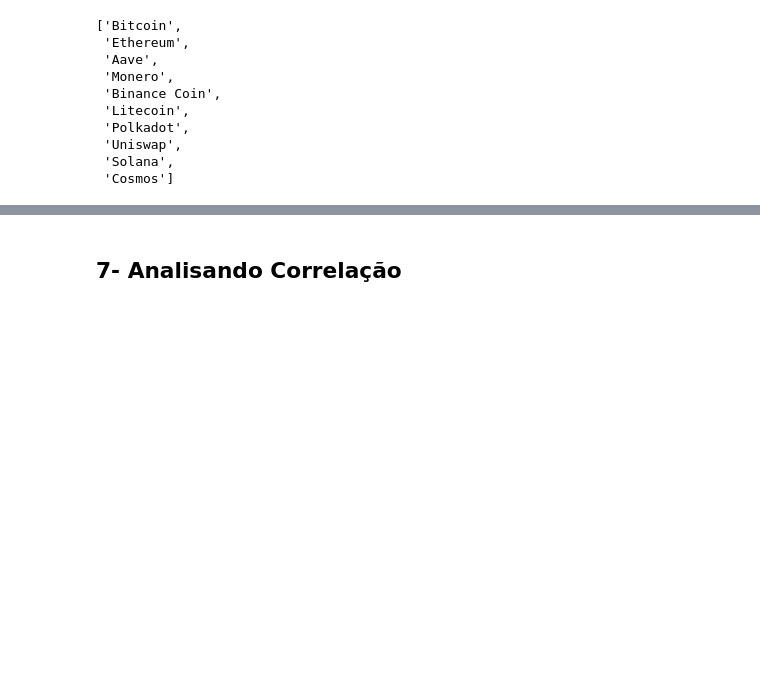
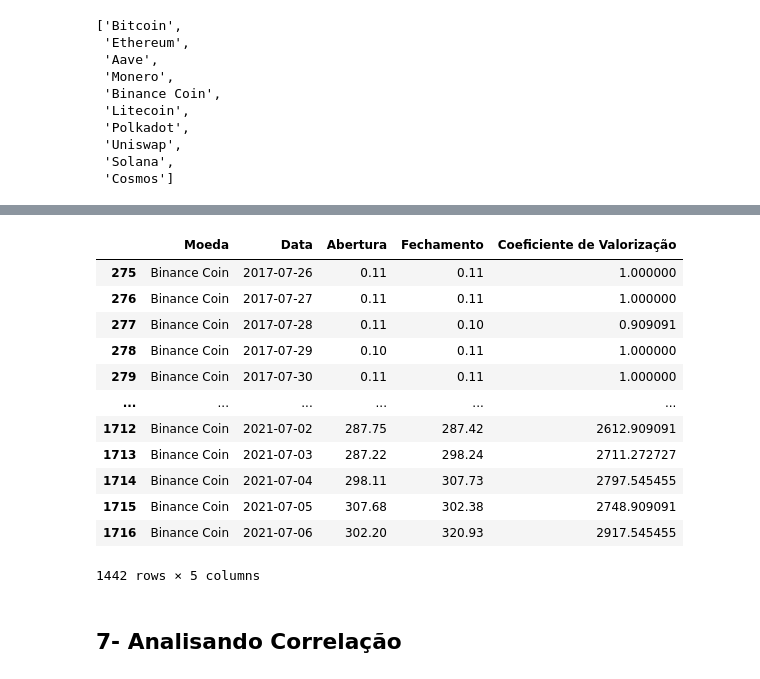
Before and after one commit to NewKanvas/M5-Projeto-5, a Jupyter notebook: Code/crypto_anlys.ipynb, the cells around one changed output, grey strips where cells are left out. Cells and saved outputs as stored; diff of their text form; code cells hidden in the pictures; blank space fills up the shorter version.

```diff
--- a/Code/crypto_anlys.ipynb
+++ b/Code/crypto_anlys.ipynb
@@ -834,0 +843,7 @@ media_variacao_dia_semana
+# %%
+data_inicio = '1990-06-06'
+data_fim = '2021-07-06'
+
+# Filtrar o DataFrame com base no período desejado
+criptocopy5 = criptocopy[(criptocopy['Data'] >= data_inicio) & (criptocopy['Data'] <= data_fim)]
+criptocopy5
@@ -834,0 +864,51 @@ media_variacao_dia_semana
+# %%
+tab5_bitcoin = criptocopy5.query('Moeda == "Bitcoin"')
+tab5_ethereum = criptocopy5.query('Moeda == "Ethereum"')
+tab5_aave = criptocopy5.query('Moeda == "Aave"')
+tab5_monero = criptocopy5.query('Moeda == "Monero"')
+tab5_binance = criptocopy5.query('Moeda == "Binance Coin"')
+tab5_litecoin = criptocopy5.query('Moeda == "Litecoin"')
+tab5_polkadot = criptocopy5.query('Moeda == "Polkadot"')
+tab5_uniswap = criptocopy5.query('Moeda == "Uniswap"')
+tab5_solana = criptocopy5.query('Moeda == "Solana"')
+tab5_cosmos = criptocopy5.query('Moeda == "Cosmos"')
+# %%
+columns_to_drop = ["Variação [%]", "Dia da Semana"]
+
+tab5_bitcoin = tab5_bitcoin.drop(columns_to_drop, axis=1)
+tab5_ethereum = tab5_ethereum.drop(columns_to_drop, axis=1)
+tab5_aave = tab5_aave.drop(columns_to_drop, axis=1)
+tab5_monero = tab5_monero.drop(columns_to_drop, axis=1)
+tab5_binance = tab5_binance.drop(columns_to_drop, axis=1)
+tab5_litecoin = tab5_litecoin.drop(columns_to_drop, axis=1)
+tab5_polkadot = tab5_polkadot.drop(columns_to_drop, axis=1)
+tab5_uniswap = tab5_uniswap.drop(columns_to_drop, axis=1)
+tab5_solana = tab5_solana.drop(columns_to_drop, axis=1)
+tab5_cosmos = tab5_cosmos.drop(columns_to_drop, axis=1)
+# %%
+tab5_bitcoin["Coeficiente de Valorização"] = tab5_bitcoin["Fechamento"] / tab5_bitcoin["Abertura"].iloc[0]
+tab5_ethereum["Coeficiente de Valorização"] = tab5_ethereum["Fechamento"] / tab5_ethereum["Abertura"].iloc[0]
+tab5_aave["Coeficiente de Valorização"] = tab5_aave["Fechamento"] / tab5_aave["Abertura"].iloc[0]
+tab5_monero["Coeficiente de Valorização"] = tab5_monero["Fechamento"] / tab5_monero["Abertura"].iloc[0]
+tab5_binance["Coeficiente de Valorização"] = tab5_binance["Fechamento"] / tab5_binance["Abertura"].iloc[0]
+tab5_litecoin["Coeficiente de Valorização"] = tab5_litecoin["Fechamento"] / tab5_litecoin["Abertura"].iloc[0]
+tab5_polkadot["Coeficiente de Valorização"] = tab5_polkadot["Fechamento"] / tab5_polkadot["Abertura"].iloc[0]
+tab5_uniswap["Coeficiente de Valorização"] = tab5_uniswap["Fechamento"] / tab5_uniswap["Abertura"].iloc[0]
+tab5_solana["Coeficiente de Valorização"] = tab5_solana["Fechamento"] / tab5_solana["Abertura"].iloc[0]
+tab5_cosmos["Coeficiente de Valorização"] = tab5_cosmos["Fechamento"] / tab5_cosmos["Abertura"].iloc[0]
+# %%
+tab5_binance
+# %% [output]
+|  | Moeda | Data | Abertura | Fechamento | Coeficiente de Valorização |
+| 275 | Binance Coin | 2017-07-26 | 0.11 | 0.11 | 1.000000 |
+| 276 | Binance Coin | 2017-07-27 | 0.11 | 0.11 | 1.000000 |
+| 277 | Binance Coin | 2017-07-28 | 0.11 | 0.10 | 0.909091 |
+| 278 | Binance Coin | 2017-07-29 | 0.10 | 0.11 | 1.000000 |
+| 279 | Binance Coin | 2017-07-30 | 0.11 | 0.11 | 1.000000 |
+| ... | ... | ... | ... | ... | ... |
+| 1712 | Binance Coin | 2021-07-02 | 287.75 | 287.42 | 2612.909091 |
+| 1713 | Binance Coin | 2021-07-03 | 287.22 | 298.24 | 2711.272727 |
+| 1714 | Binance Coin | 2021-07-04 | 298.11 | 307.73 | 2797.545455 |
+| 1715 | Binance Coin | 2021-07-05 | 307.68 | 302.38 | 2748.909091 |
+| 1716 | Binance Coin | 2021-07-06 | 302.20 | 320.93 | 2917.545455 |
+1442 rows × 5 columns
```
Also changed, not shown: parts of 18 cells of this notebook, 1 other file.
